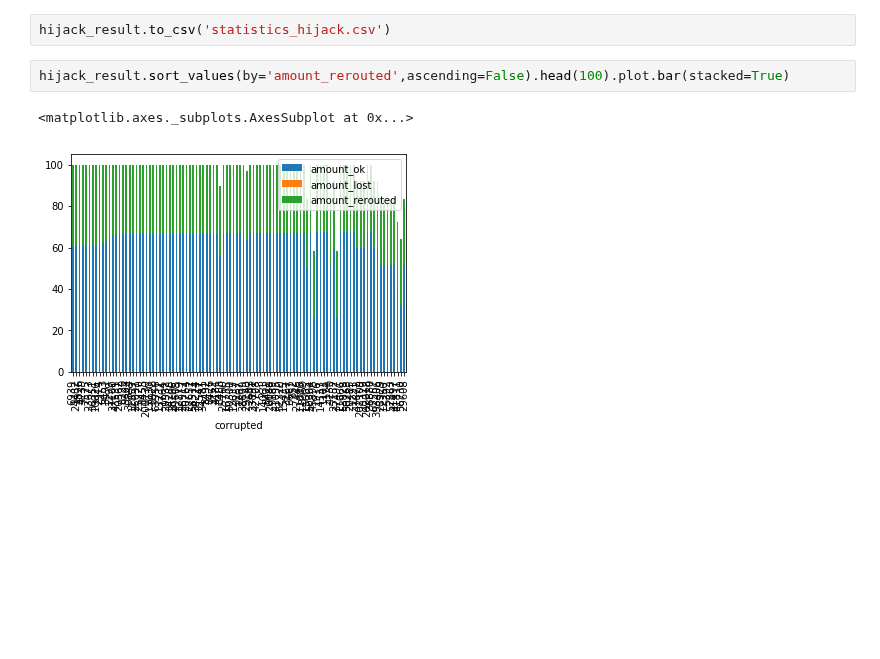
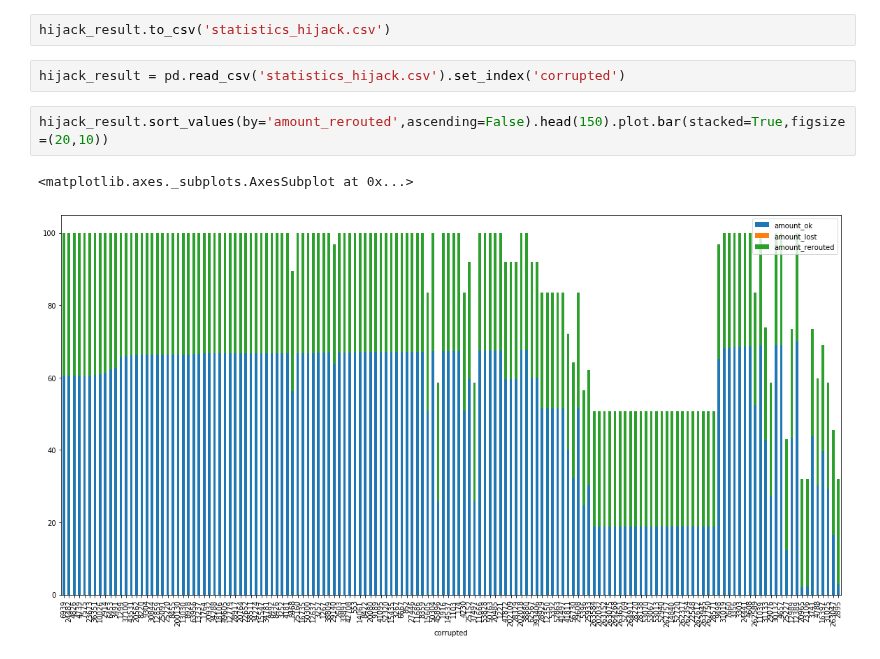
Before and after one commit to dedis/student_19_ripple-partition, a Jupyter notebook: find_match.ipynb, the cells around one changed output. Saved outputs shown, nothing was run; the diff lists cells and outputs as text; blank space fills up the shorter version.

Commit message:
add read_csv for final results

```diff
--- a/find_match.ipynb
+++ b/find_match.ipynb
@@ -95,8 +99,10 @@ hijack_result['amount_lost'] = hijack_result['amount_lost'].apply(lambda x: x*10
 hijack_result['amount_rerouted'] = hijack_result['amount_rerouted'].apply(lambda x: x*100/transactions['amount'].sum())
 # %%
 hijack_result.to_csv('statistics_hijack.csv')
+# %%
+hijack_result = pd.read_csv('statistics_hijack.csv').set_index('corrupted')
 # %%
-hijack_result.sort_values(by='amount_rerouted',ascending=False).head(100).plot.bar(stacked=True)
+hijack_result.sort_values(by='amount_rerouted',ascending=False).head(150).plot.bar(stacked=True,figsize=(20,10))
 # %% [output]
 <matplotlib.axes._subplots.AxesSubplot at 0x...>
-[figure, old version]
+[figure, new version]
```
Also changed, not shown: parts of 3 cells of this notebook.
